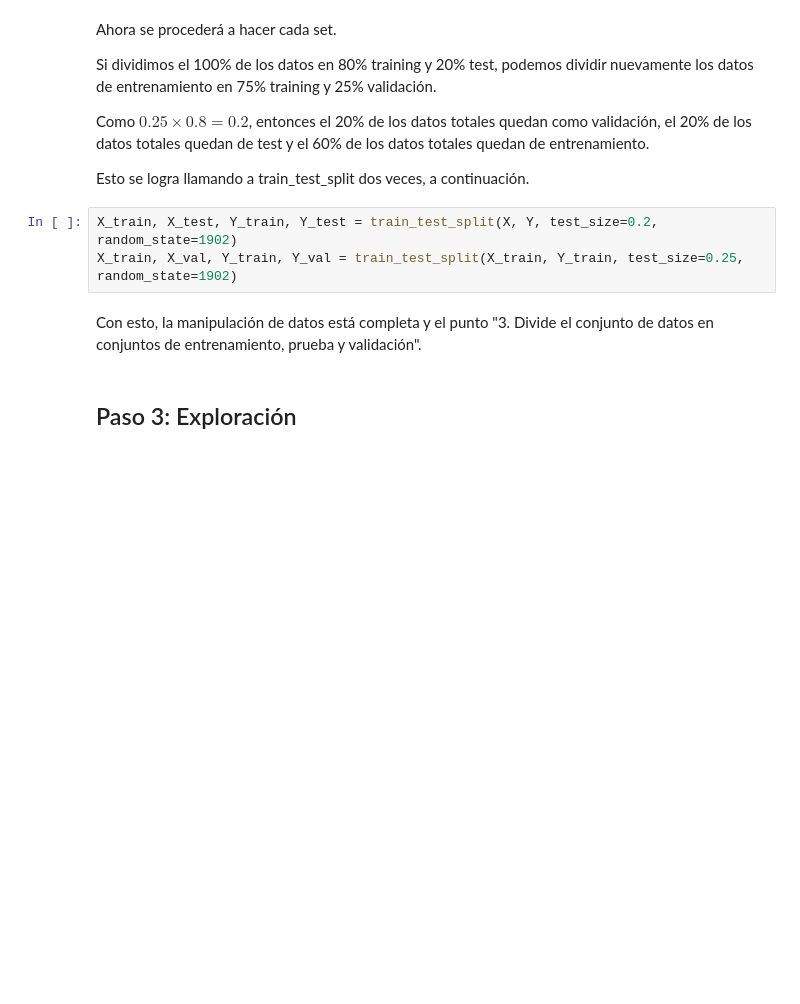
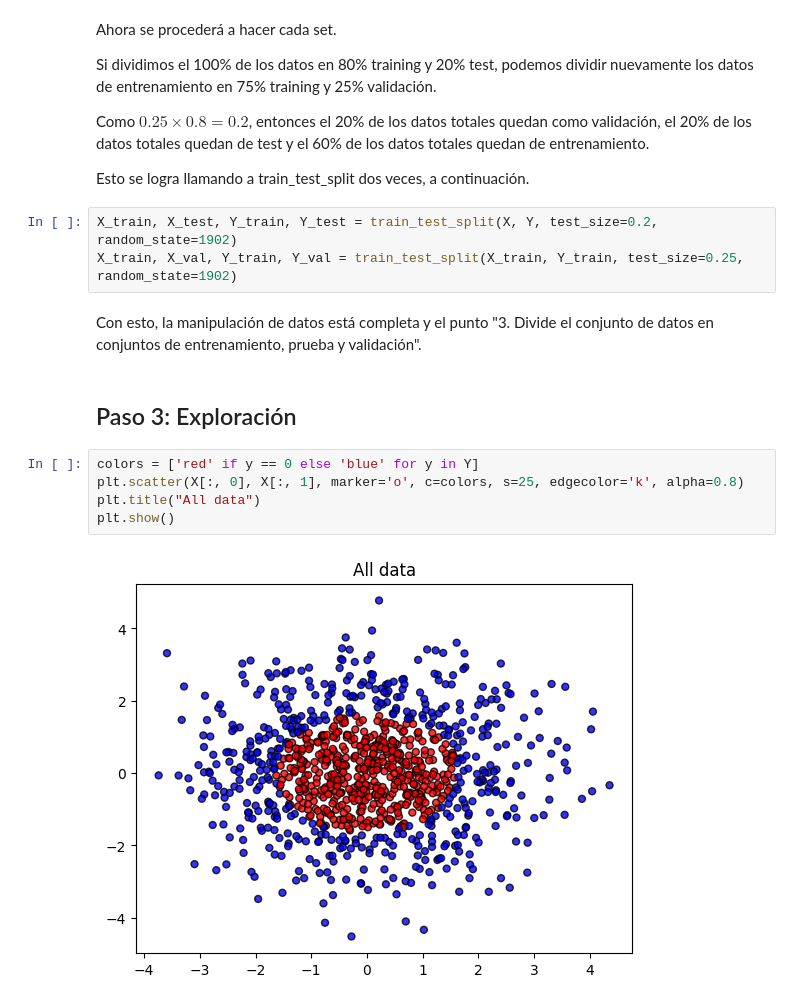
Before and after one commit to boredanon/machine-learning2023-2, a Jupyter notebook: S09-Support-Vector-Machines/S09_LAB_SVM.ipynb, the cells around one changed output. Cells and saved outputs as stored; diff of their text form; blank space fills up the shorter version.

```diff
--- a/S09-Support-Vector-Machines/S09_LAB_SVM.ipynb
+++ b/S09-Support-Vector-Machines/S09_LAB_SVM.ipynb
@@ -98,3 +98,10 @@ X_train, X_val, Y_train, Y_val = train_test_split(X_train, Y_train, test_size=0.
 Con esto, la manipulación de datos está completa y el punto "3. Divide el conjunto de datos en conjuntos de entrenamiento, prueba y validación".
 # %% [markdown]
 ## Paso 3: Exploración
+# %%
+colors = ['red' if y == 0 else 'blue' for y in Y]
+plt.scatter(X[:, 0], X[:, 1], marker='o', c=colors, s=25, edgecolor='k', alpha=0.8)
+plt.title("All data")
+plt.show()
+# %% [output]
+[figure, added]
```
Also changed, not shown: parts of 14 cells of this notebook.
